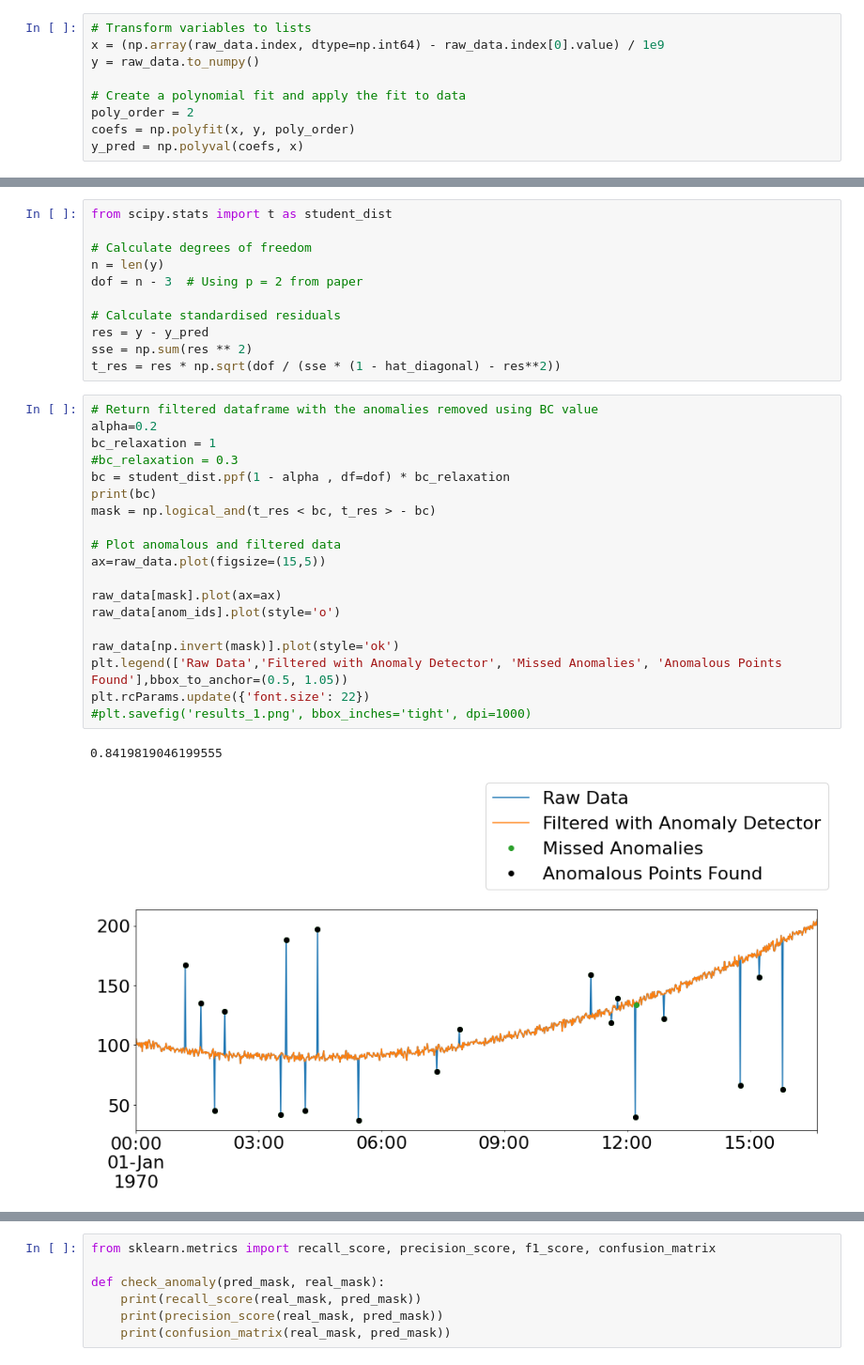
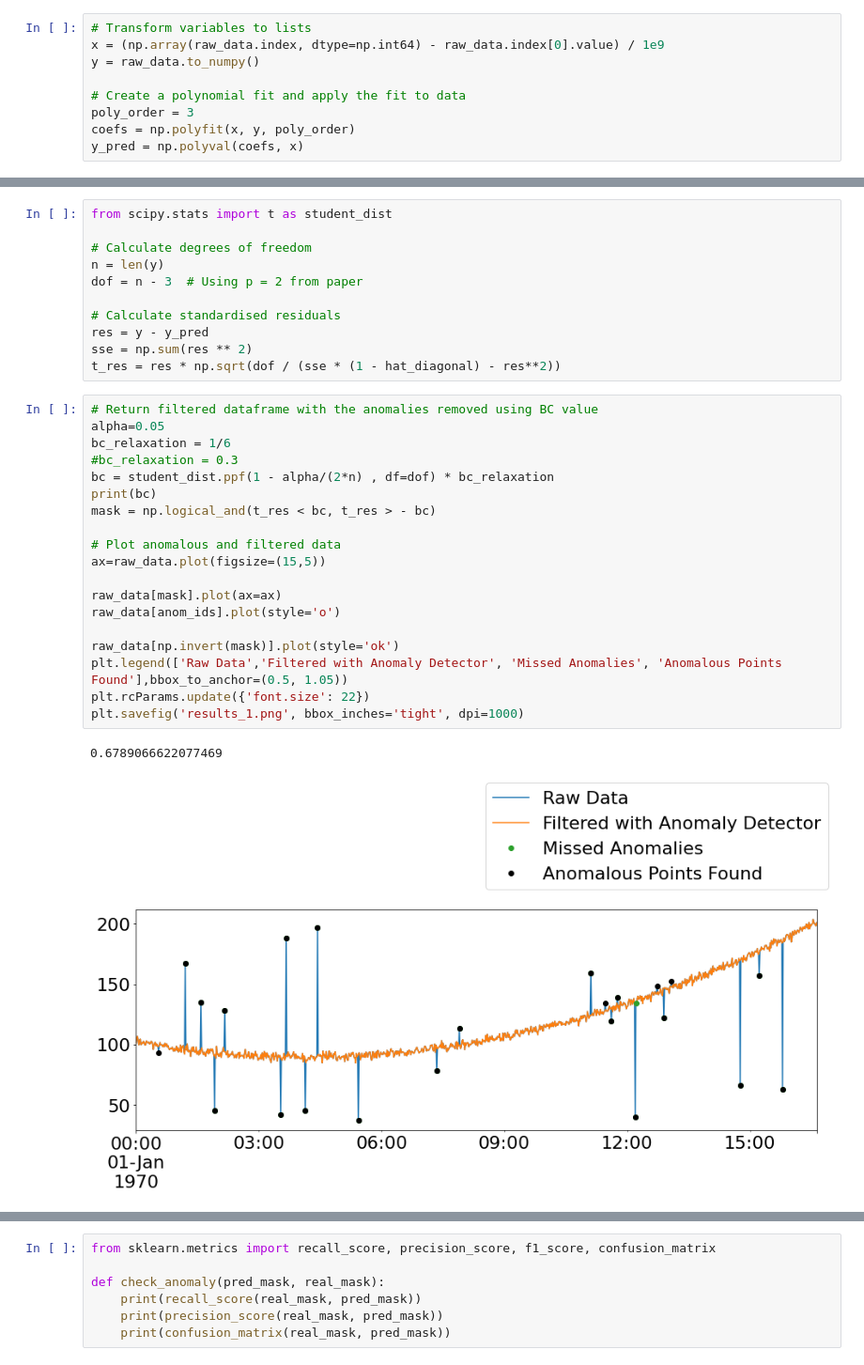
Before and after one commit to KeepFloyding/knowledge-repository, a Jupyter notebook: algorithms/Studentized Residuals/TRes Anomaly Detector (Medium).ipynb, the cells around one changed output, grey strips where cells are left out. Shown: that part at 94% size. Saved outputs shown, nothing was run; the diff lists cells and outputs as text.

```diff
--- a/algorithms/Studentized Residuals/TRes Anomaly Detector (Medium).ipynb
+++ b/algorithms/Studentized Residuals/TRes Anomaly Detector (Medium).ipynb
@@ -38,7 +40,7 @@ x = (np.array(raw_data.index, dtype=np.int64) - raw_data.index[0].value) / 1e9
 y = raw_data.to_numpy()
 
 # Create a polynomial fit and apply the fit to data
-poly_order = 2
+poly_order = 3
 coefs = np.polyfit(x, y, poly_order)
 y_pred = np.polyval(coefs, x)
 # %%
@@ -59,23 +61,23 @@ sse = np.sum(res ** 2)
 t_res = res * np.sqrt(dof / (sse * (1 - hat_diagonal) - res**2))
 # %%
 # Return filtered dataframe with the anomalies removed using BC value
-alpha=0.2
-bc_relaxation = 1
+alpha=0.05
+bc_relaxation = 1/6
 #bc_relaxation = 0.3
-bc = student_dist.ppf(1 - alpha , df=dof) * bc_relaxation
+bc = student_dist.ppf(1 - alpha/(2*n) , df=dof) * bc_relaxation
 print(bc)
 mask = np.logical_and(t_res < bc, t_res > - bc)
 
 # Plot anomalous and filtered data
 ax=raw_data.plot(figsize=(15,5))
 
 raw_data[mask].plot(ax=ax)
 raw_data[anom_ids].plot(style='o')
 
 raw_data[np.invert(mask)].plot(style='ok')
 plt.legend(['Raw Data','Filtered with Anomaly Detector', 'Missed Anomalies', 'Anomalous Points Found'],bbox_to_anchor=(0.5, 1.05))
 plt.rcParams.update({'font.size': 22})
-#plt.savefig('results_1.png', bbox_inches='tight', dpi=1000)
+plt.savefig('results_1.png', bbox_inches='tight', dpi=1000)
 # %% [output]
-0.8419819046199555
+0.6789066622077469
-[figure, old version]
+[figure, new version]
```
Also changed, not shown: parts of 6 cells of this notebook, 8 other files.
